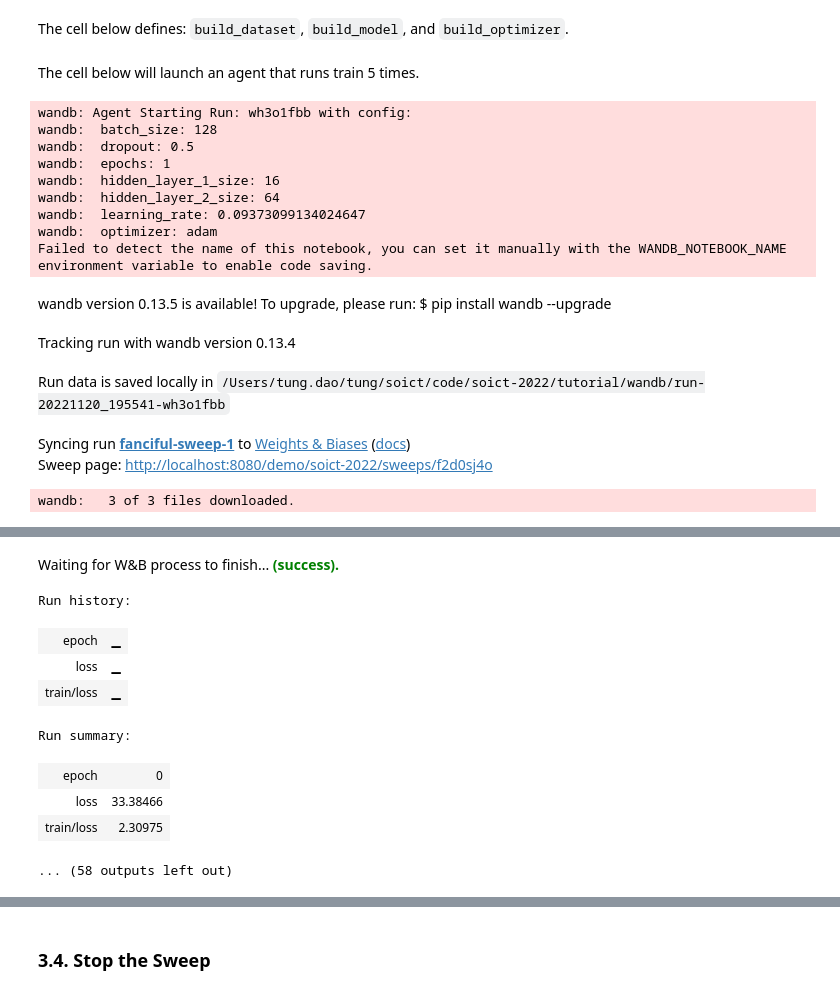
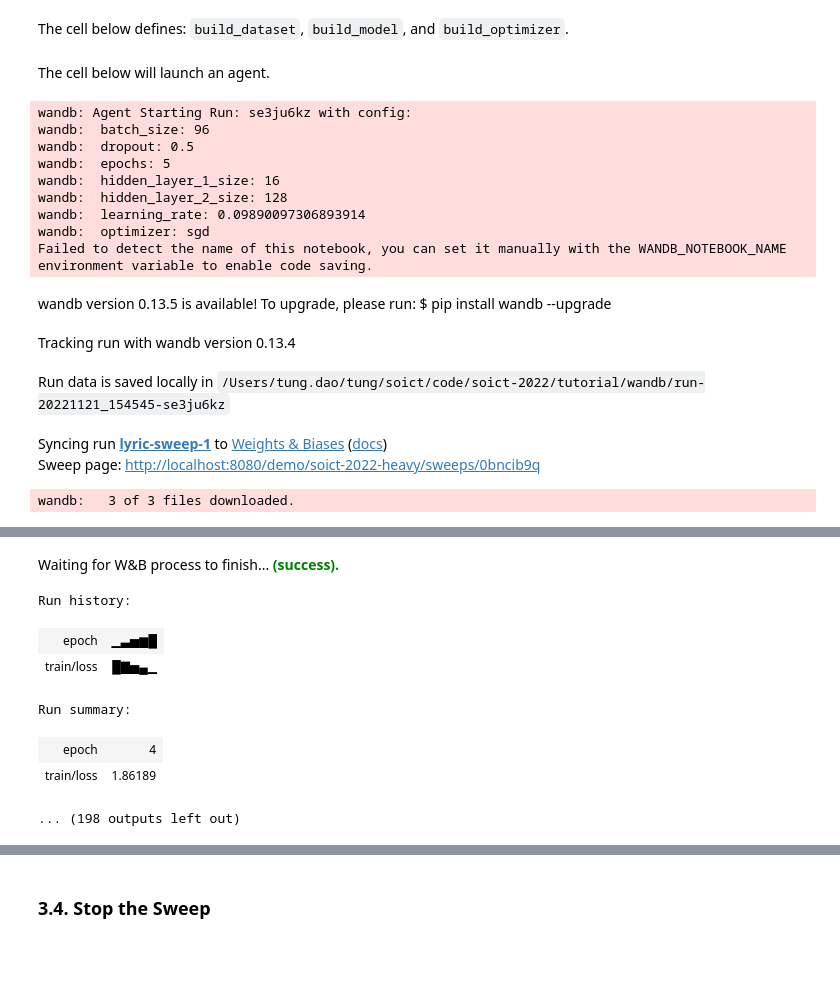
Before and after one commit to dao-duc-tung/soict-2022, a Jupyter notebook: tutorial/tutorial-01.ipynb, the cells around one changed output, grey strips where cells are left out. Saved outputs shown, nothing was run; the diff lists cells and outputs as text; code cells hidden in the pictures; blank space fills up the shorter version.

```diff
--- a/tutorial/tutorial-01.ipynb
+++ b/tutorial/tutorial-01.ipynb
@@ -229,14 +241,12 @@ def train(model, train_loader, valid_loader, config):
         train_epoch(model, train_loader, valid_loader, config.batch_log_interval, optimizer, epoch)
 
 def train_epoch(model, train_loader, valid_loader, batch_log_interval, optimizer, epoch):
-    example_ct = epoch * len(train_loader)
-    cumu_loss = 0
+    example_ct = epoch * len(train_loader.dataset)
     for batch_idx, (data, target) in enumerate(train_loader):
         data, target = data.to(device), target.to(device)
         optimizer.zero_grad()
         output = model(data)
         loss = F.cross_entropy(output, target)
-        cumu_loss += float(loss)
         loss.backward()
         optimizer.step()
 
@@ -251,8 +261,6 @@ def train_epoch(model, train_loader, valid_loader, batch_log_interval, optimizer
         # evaluate the model on the validation set at each epoch
         loss, accuracy = test(model, valid_loader)
         test_log(loss, accuracy, example_ct, epoch)
-
-    return cumu_loss / len(train_loader)
 
 def test(model, test_loader):
     model.eval()
@@ -384,9 +392,9 @@ model_config = {"hidden_layer_sizes": [32, 64],
                 "dropout": 0.5,
                 "num_classes": 10}
 
-train_config = {"batch_size": 128,
-                "epochs": 3,
-                "batch_log_interval": 2,
+train_config = {"batch_size": 64,
+                "epochs": TRAIN_EPOCH,
+                "batch_log_interval": 5,
                 "optimizer": "Adam"}
 
 model = train_and_log(model_config, train_config)
@@ -503,19 +511,19 @@ This step is straightforward: just give the parameter a name and specify a list
 parameters = {
     # epochs var doesn't vary, but we still want it here
     'epochs': {
-        'value': 1,
+        'value': SWEEP_EPOCH,
     },
     'optimizer': {
         'values': ['adam', 'sgd'],
     },
     'hidden_layer_1_size': {
-        'values': [16, 32],
+        'values': [16, 32, 64],
     },
     'hidden_layer_2_size': {
-        'values': [32, 64],
+        'values': [32, 64, 128],
     },
     'dropout': {
-        'values': [0.4, 0.5],
+        'values': [0.4, 0.5, 0.6],
     },
     'learning_rate': {
         # a flat distribution between 0 and 0.1
@@ -567,7 +575,7 @@ Sweep URL: http://localhost:8080/demo/soict-2022/sweeps/f2d0sj4o
 Before we can actually execute the sweep, we need to define the training procedure used in the Sweep.
 # %%
 device = torch.device("cuda" if torch.cuda.is_available() else "cpu")
-batch_log_interval = 2
+batch_log_interval = 5
 
 def train_sweep(config=None):
     with wandb.init(config=config) as run:
@@ -580,8 +588,7 @@ def train_sweep(config=None):
         optimizer = build_optimizer(model, config)
 
         for epoch in range(config.epochs):
-            avg_loss = train_epoch(model, loader, None, batch_log_interval, optimizer, epoch)
-            wandb.log({"loss": avg_loss, "epoch": epoch})
+            train_epoch(model, loader, None, batch_log_interval, optimizer, epoch)
 # %% [markdown]
 The cell below defines: `build_dataset`, `build_model`, and `build_optimizer`.
 # %%
@@ -618,22 +625,22 @@ def build_optimizer(model, config):
                                 lr=learning_rate)
     return optimizer
 # %% [markdown]
-The cell below will launch an agent that runs train 5 times.
+The cell below will launch an agent.
 # %%
-wandb.agent(sweep_id, train_sweep, count=5)
+wandb.agent(sweep_id, train_sweep, count=SWEEP_COUNT)
 # %% [output]
-wandb: Agent Starting Run: wh3o1fbb with config:
-wandb:  batch_size: 128
+wandb: Agent Starting Run: se3ju6kz with config:
+wandb:  batch_size: 96
 wandb:  dropout: 0.5
-wandb:  epochs: 1
+wandb:  epochs: 5
 wandb:  hidden_layer_1_size: 16
-wandb:  hidden_layer_2_size: 64
-wandb:  learning_rate: 0.09373099134024647
-wandb:  optimizer: adam
+wandb:  hidden_layer_2_size: 128
+wandb:  learning_rate: 0.09890097306893914
+wandb:  optimizer: sgd
 Failed to detect the name of this notebook, you can set it manually with the WANDB_NOTEBOOK_NAME environment variable to enable code saving.
 wandb version 0.13.5 is available! To upgrade, please run: $ pip install wandb --upgrade
 Tracking run with wandb version 0.13.4
-Run data is saved locally in /Users/tung.dao/tung/soict/code/soict-2022/tutorial/wandb/run-20221120_195541-wh3o1fbb
+Run data is saved locally in /Users/tung.dao/tung/soict/code/soict-2022/tutorial/wandb/run-20221121_154545-se3ju6kz
-Syncing run fanciful-sweep-1 to Weights & Biases (docs)
-Sweep page: http://localhost:8080/demo/soict-2022/sweeps/f2d0sj4o
+Syncing run lyric-sweep-1 to Weights & Biases (docs)
+Sweep page: http://localhost:8080/demo/soict-2022-heavy/sweeps/0bncib9q
 wandb:   3 of 3 files downloaded.
@@ -642,13 +657,11 @@ Loss after 00128 examples: 2.310
 Waiting for W&B process to finish... (success).
 Run history:
-| epoch | ▁ |
-| loss | ▁ |
-| train/loss | ▁ |
+| epoch | ▁▃▅▆█ |
+| train/loss | █▇▅▄▁ |
 Run summary:
-| epoch | 0 |
-| loss | 33.38466 |
-| train/loss | 2.30975 |
+| epoch | 4 |
+| train/loss | 1.86189 |
-... (58 outputs left out)
+... (198 outputs left out)
 # %% [markdown]
 ### 3.3. Visualize Sweep Results
 
```
Also changed, not shown: parts of 10 cells of this notebook.
